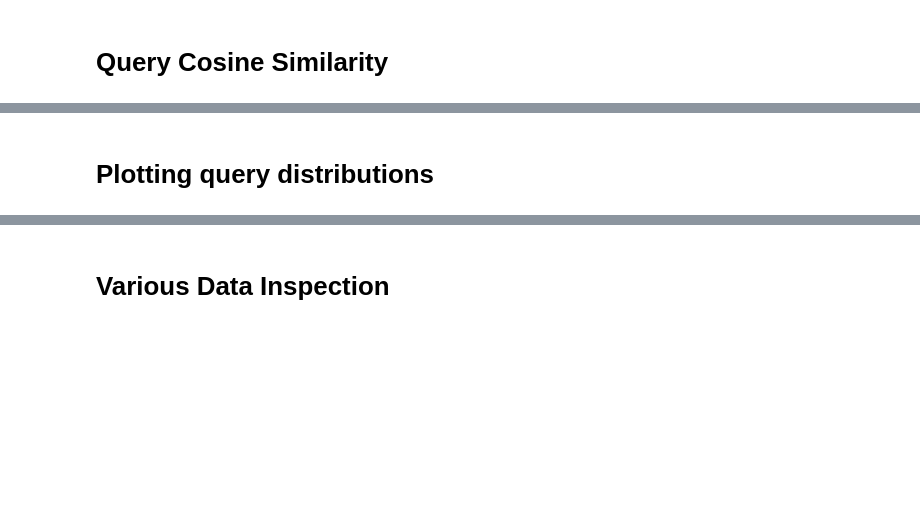
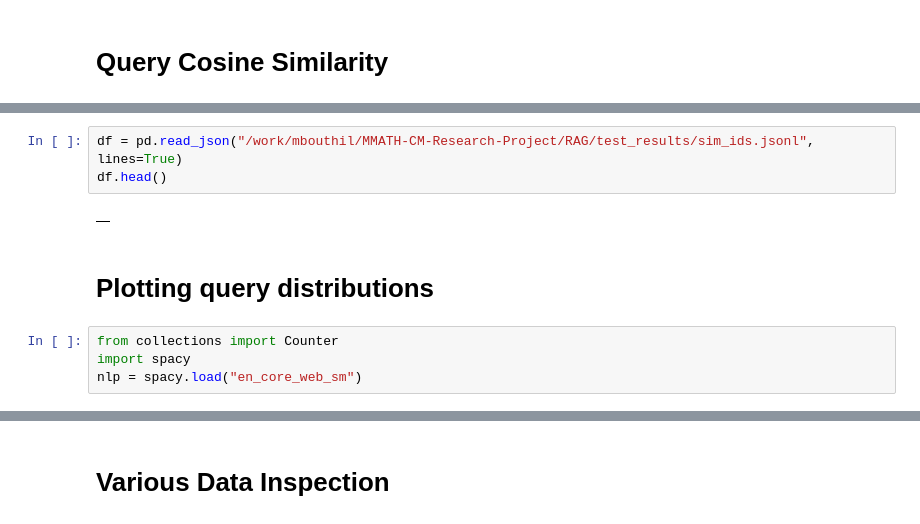
Before and after one commit to BoutM/MMATH-CM-Research-Project, a Jupyter notebook: RAG/tests.ipynb, the cells around one changed output, grey strips where cells are left out. Saved outputs shown, nothing was run; the diff lists cells and outputs as text; blank space fills up the shorter version.

```diff
--- a/RAG/tests.ipynb
+++ b/RAG/tests.ipynb
@@ -114,2 +35,11 @@ for train_batch in train_batches:
+# %%
+df = pd.read_json("/work/mbouthil/MMATH-CM-Research-Project/RAG/test_results/sim_ids.jsonl", lines=True)
+df.head()
+# %% [output]
+|  |
 # %% [markdown]
 # Plotting query distributions
+# %%
+from collections import Counter
+import spacy
+nlp = spacy.load("en_core_web_sm")
```
Also changed, not shown: parts of 13 cells of this notebook, 4 other files.
